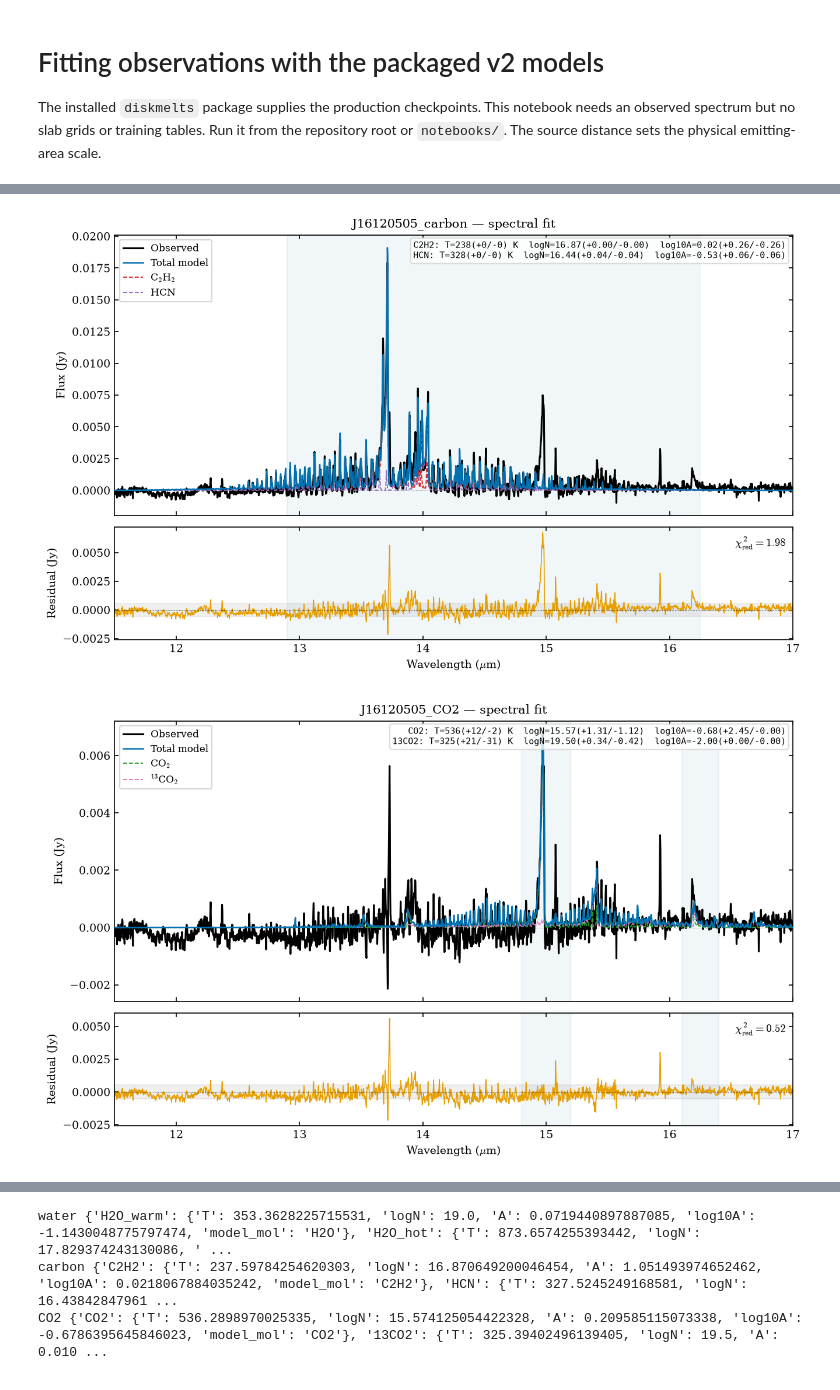
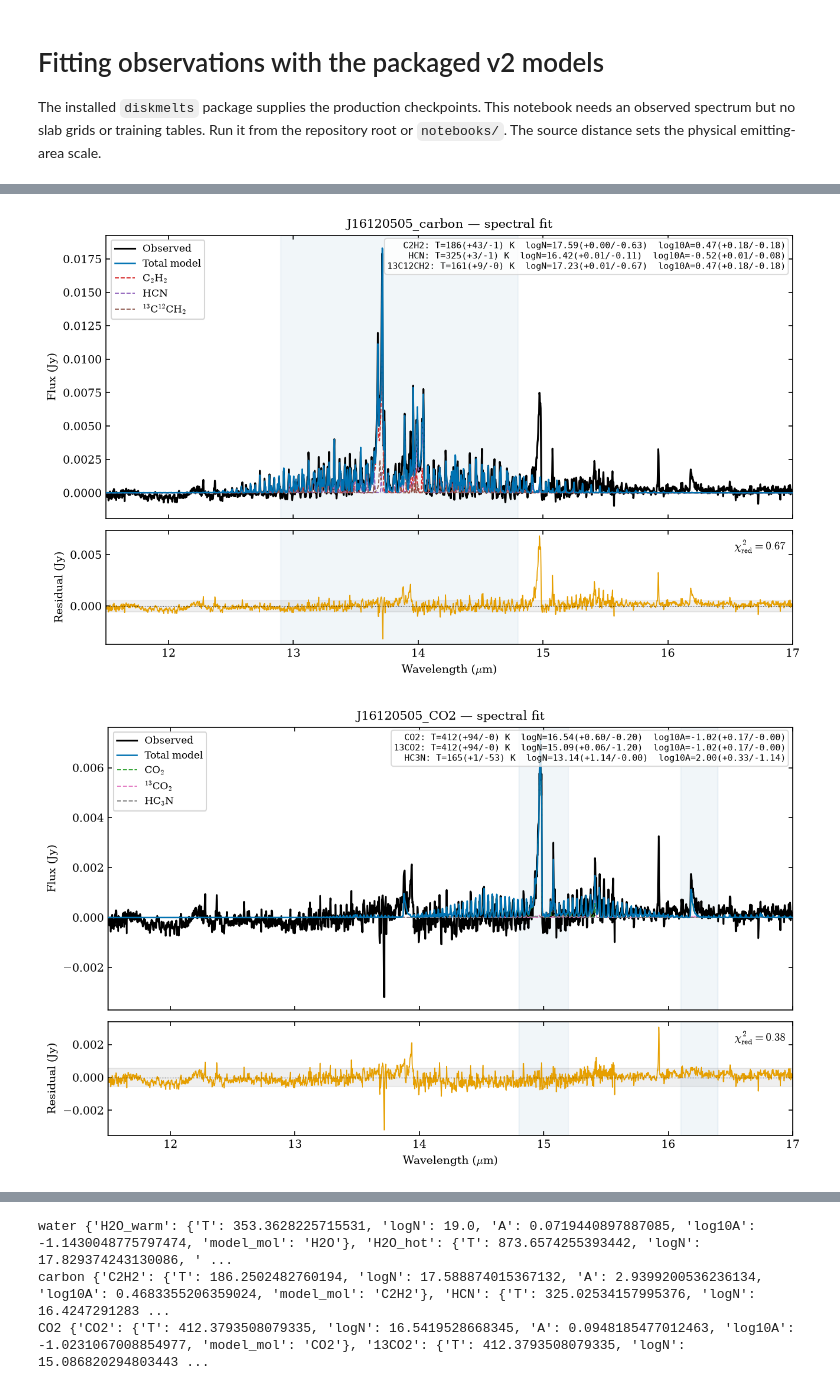
Before and after one commit to wddlx/DiskMELTS, a Jupyter notebook: notebooks/Example_Fitting.ipynb, the cells around one changed output, grey strips where cells are left out. Cells and saved outputs as stored; diff of their text form; code cells hidden in the pictures.

Commit message:
Updated the isotopologue fitting

```diff
--- a/notebooks/Example_Fitting.ipynb
+++ b/notebooks/Example_Fitting.ipynb
@@ -19,10 +19,11 @@ BASE_DIR = next(
 SOURCE = BASE_DIR / 'Realobs_data/Consub_data/j16120505_v9.0_contsub_RVcorr.csv'
 NAME = 'J16120505'
 DISTANCE_PC = 122.5
-OUTPUT_DIR = BASE_DIR / 'realobs_results/notebook_v2' / NAME
-FIGURE_DIR = BASE_DIR / 'figures/realobs/notebook_v2' / NAME
+OUTPUT_DIR = BASE_DIR / 'realobs_results/notebook_v2_tied' / NAME
+FIGURE_DIR = BASE_DIR / 'figures/realobs/notebook_v2_tied' / NAME
 SHOW_FIGURES = True  # Display stage and combined plots in the notebook.
 SAVE_FIGURES = False  # Set True to write PNGs to FIGURE_DIR.
+RUN_GRID_FIT = False  # Optional direct-grid comparison; it does not apply the ties below.
 
 STAGES = [
     {
@@ -34,12 +35,16 @@ STAGES = [
         'T_bounds': {'H2O_warm': (200.0, 600.0), 'H2O_hot': (600.0, 1100.0)},
     },
     {
-        'name': 'carbon', 'mol': ['C2H2', 'HCN'],
-        'wavelength_range': (11.5, 17.0), 'fit_ranges': (12.9, 16.25),
+        'name': 'carbon', 'mol': ['C2H2', 'HCN', '13C12CH2'],
+        'wavelength_range': (11.5, 17.0), 'fit_ranges': (12.9, 14.8),
+        'isotopologue_groups': [('C2H2', '13C12CH2')],
+        'Tshare': ['less'], 'Ashare': [True],
     },
     {
-        'name': 'CO2', 'mol': ['CO2','13CO2'],
-        'wavelength_range': (11.5, 17.0), 'fit_ranges': [(14.8, 15.2),(16.1,16.4)],
+        'name': 'CO2', 'mol': ['CO2', '13CO2', 'HC3N'],
+        'wavelength_range': (11.5, 17.0), 'fit_ranges': [(14.8, 15.2), (16.1, 16.4)],
+        'isotopologue_groups': [('CO2', '13CO2')],
+        'Tshare': ['equal'], 'Ashare': [True],
     },
 ]
 assert SOURCE.is_file(), SOURCE
@@ -55,4 +60,17 @@ result = fit_observation(
     n_samples=4096, n_refine=12, n_top=10, seed=42,
 )
 print('Fitted stages:', list(result['fits']))
+for stage in STAGES:
+    if 'isotopologue_groups' not in stage:
+        continue
+    params = result['fits'][stage['name']]['params']
+    for group, mode in zip(stage['isotopologue_groups'], stage['Tshare']):
+        main_T = params[group[0]]['T']
+        for rare in group[1:]:
+            rare_T = params[rare]['T']
+            if mode == 'less':
+                assert rare_T <= main_T, f'{rare} ({rare_T:.2f} K) exceeds {group[0]} ({main_T:.2f} K)'
+            elif mode == 'equal':
+                assert rare_T == main_T, f'{rare} and {group[0]} must share temperature'
+            print(f"{stage['name']}: T({rare})={rare_T:.2f} K; T({group[0]})={main_T:.2f} K ({mode})")
 # %% [output]
@@ -80,14 +98,15 @@ Fitted stages: ['water', 'carbon', 'CO2']
 # %%
+
 figures = plot_saved_observation(
     SOURCE, OUTPUT_DIR, STAGES, name=NAME,
     figure_dir=FIGURE_DIR, active_stages=result['fits'],
     sigma_noise=result['sigma_noise'],
-    show=SHOW_FIGURES, savefig=SAVE_FIGURES,
+    show=SHOW_FIGURES, savefig=False,
 )
 for stage_name in result['fits']:
     stage = read_stage_result(OUTPUT_DIR, NAME, stage_name)
     print(stage_name, stage['params'])
 # %% [output]
 [figure]
-[figure, old version]
+[figure, new version]
-[figure, old version]
+[figure, new version]
@@ -95,6 +114,6 @@ for stage_name in result['fits']:
 water {'H2O_warm': {'T': 353.3628225715531, 'logN': 19.0, 'A': 0.0719440897887085, 'log10A': -1.1430048775797474, 'model_mol': 'H2O'}, 'H2O_hot': {'T': 873.6574255393442, 'logN': 17.829374243130086, ' ...
-carbon {'C2H2': {'T': 237.59784254620303, 'logN': 16.870649200046454, 'A': 1.051493974652462, 'log10A': 0.0218067884035242, 'model_mol': 'C2H2'}, 'HCN': {'T': 327.5245249168581, 'logN': 16.43842847961 ...
-CO2 {'CO2': {'T': 536.2898970025335, 'logN': 15.574125054422328, 'A': 0.209585115073338, 'log10A': -0.6786395645846023, 'model_mol': 'CO2'}, '13CO2': {'T': 325.39402496139405, 'logN': 19.5, 'A': 0.010 ...
+carbon {'C2H2': {'T': 186.2502482760194, 'logN': 17.588874015367132, 'A': 2.9399200536236134, 'log10A': 0.4683355206359024, 'model_mol': 'C2H2'}, 'HCN': {'T': 325.02534157995376, 'logN': 16.4247291283 ...
+CO2 {'CO2': {'T': 412.3793508079335, 'logN': 16.5419528668345, 'A': 0.0948185477012463, 'log10A': -1.0231067008854977, 'model_mol': 'CO2'}, '13CO2': {'T': 412.3793508079335, 'logN': 15.086820294803443 ...
 # %% [markdown]
 ## Optional: fit the slab grids directly
 
```
Also changed, not shown: parts of 5 cells of this notebook, 17 other files.
